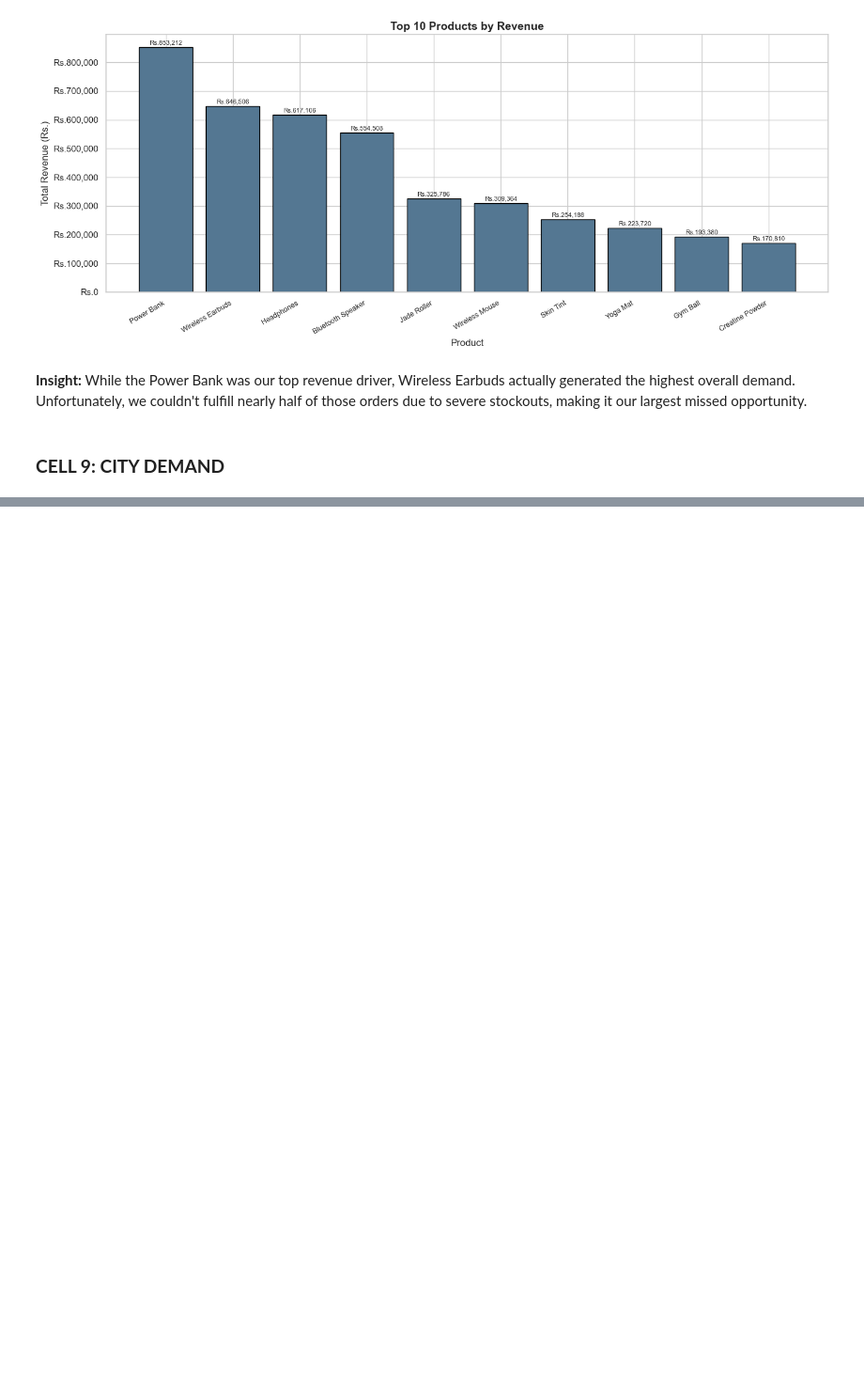
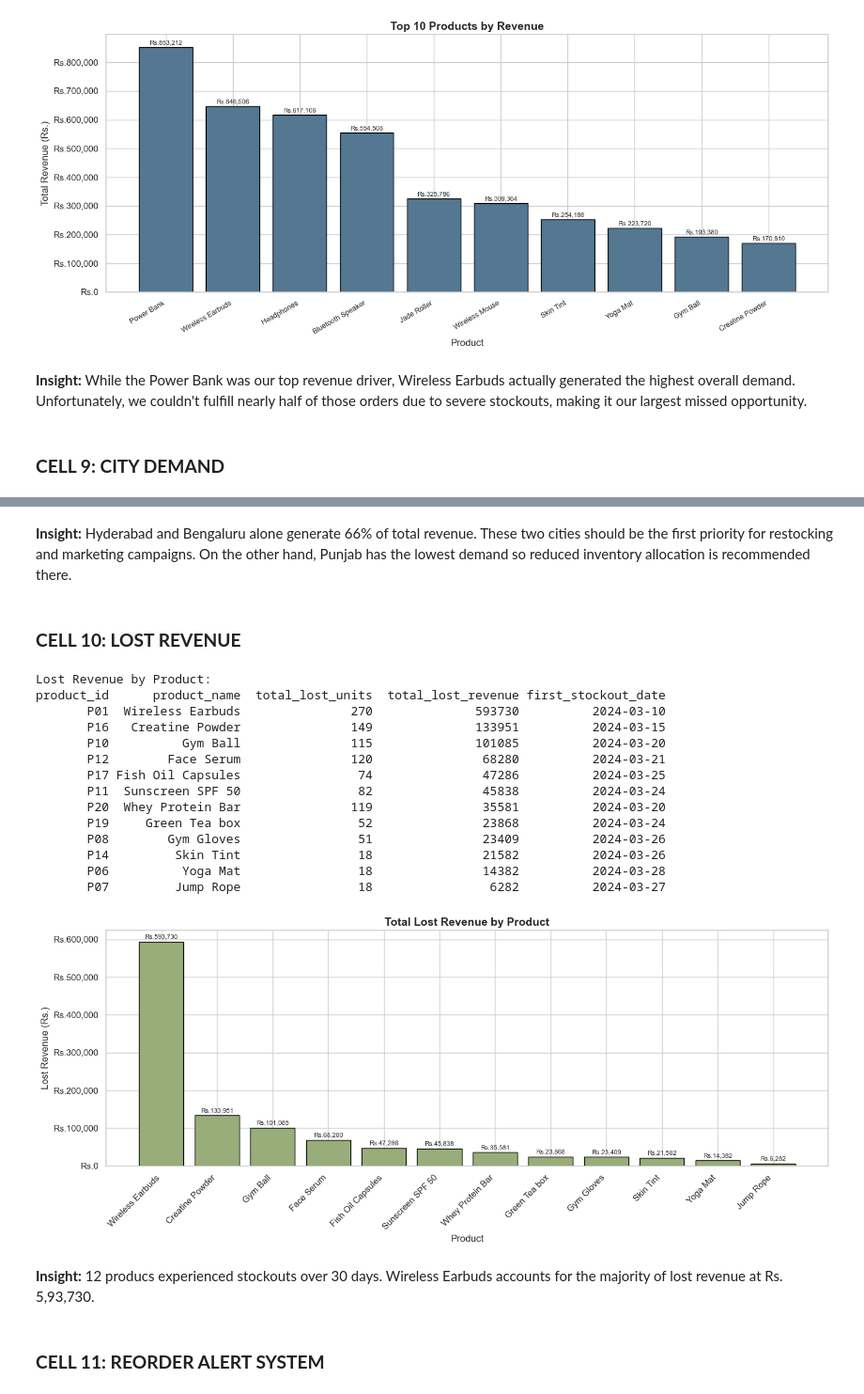
Before and after one commit to pragnika-labs/ecommerce-inventory-pipeline, a Jupyter notebook: analysis/insights.ipynb, the cells around one changed output, grey strips where cells are left out. Shown at 94% size. Saved outputs shown, nothing was run; the diff lists cells and outputs as text; code cells hidden in the pictures; blank space fills up the shorter version.

Commit message:
Full analysis notebook with chart - done

```diff
--- a/analysis/insights.ipynb
+++ b/analysis/insights.ipynb
@@ -412,0 +413,59 @@ Bengaluru           279        1305557
+# %% [markdown]
+**Insight:** Hyderabad and Bengaluru alone generate 66% of total revenue. These two cities should be the first priority for restocking and marketing campaigns. On the other hand, Punjab has the lowest demand so reduced inventory allocation is recommended there.
+# %% [markdown]
+### **CELL 10: LOST REVENUE**
+# %%
+lost_df = pd.read_sql(
+    read_sql_file("queries/lost_revenue.sql"), engine)
+
+print("Lost Revenue by Product:")
+print(lost_df.to_string(index=False))
+print()
+
+fig, ax = plt.subplots(figsize=(14,6))
+
+bars = ax.bar(
+    lost_df["product_name"],
+    lost_df["total_lost_revenue"],
+    color = "#99AD7A",
+    edgecolor="black",
+    linewidth=1
+)
+
+for bar in bars:
+    height = bar.get_height()
+    ax.text(
+        bar.get_x() + bar.get_width() / 2,
+        height + 5000,
+        f"Rs.{height:,.0f}",
+        ha="center", va="bottom", fontsize=8
+    )
+
+ax.set_title("Total Lost Revenue by Product", fontsize=14, fontweight="bold")
+ax.set_xlabel("Product")
+ax.set_ylabel("Lost Revenue (Rs.)")
+ax.yaxis.set_major_formatter(
+    mticker.FuncFormatter(lambda x, _: f"Rs.{x:,.0f}"))
+plt.xticks(rotation=45, ha="right")
+plt.tight_layout()
+save_and_show("chart5_lost_revenue.png")
+# %% [output]
+Lost Revenue by Product:
+product_id      product_name  total_lost_units  total_lost_revenue first_stockout_date
+       P01  Wireless Earbuds               270              593730          2024-03-10
+       P16   Creatine Powder               149              133951          2024-03-15
+       P10          Gym Ball               115              101085          2024-03-20
+       P12        Face Serum               120               68280          2024-03-21
+       P17 Fish Oil Capsules                74               47286          2024-03-25
+       P11  Sunscreen SPF 50                82               45838          2024-03-24
+       P20  Whey Protein Bar               119               35581          2024-03-20
+       P19     Green Tea box                52               23868          2024-03-24
+       P08        Gym Gloves                51               23409          2024-03-26
+       P14         Skin Tint                18               21582          2024-03-26
+       P06          Yoga Mat                18               14382          2024-03-28
+       P07         Jump Rope                18                6282          2024-03-27
+[figure, added]
+# %% [markdown]
+**Insight:** 12 producs experienced stockouts over 30 days. Wireless Earbuds accounts for the majority of lost revenue at Rs. 5,93,730.
+# %% [markdown]
+### **CELL 11: REORDER ALERT SYSTEM**
```
Also changed, not shown: parts of 5 cells of this notebook, 2 other files.
